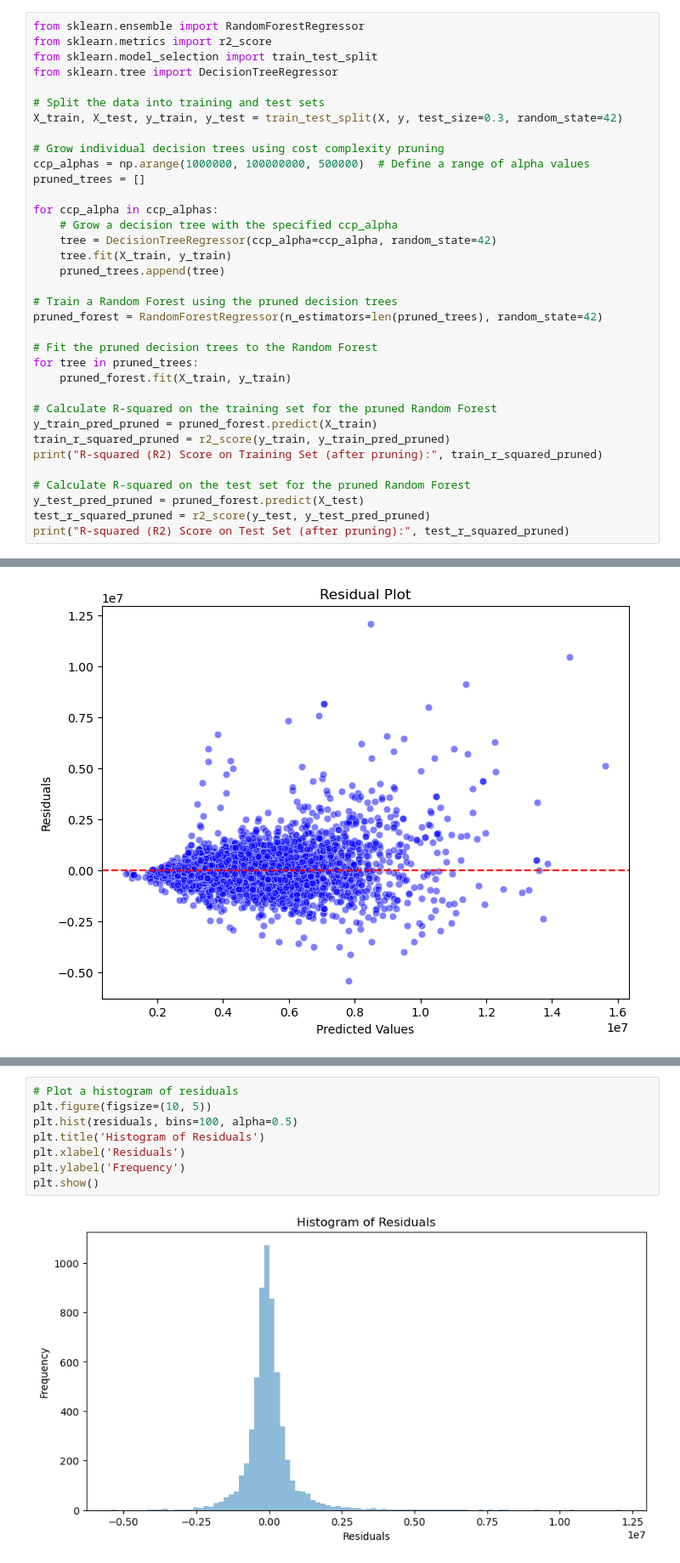
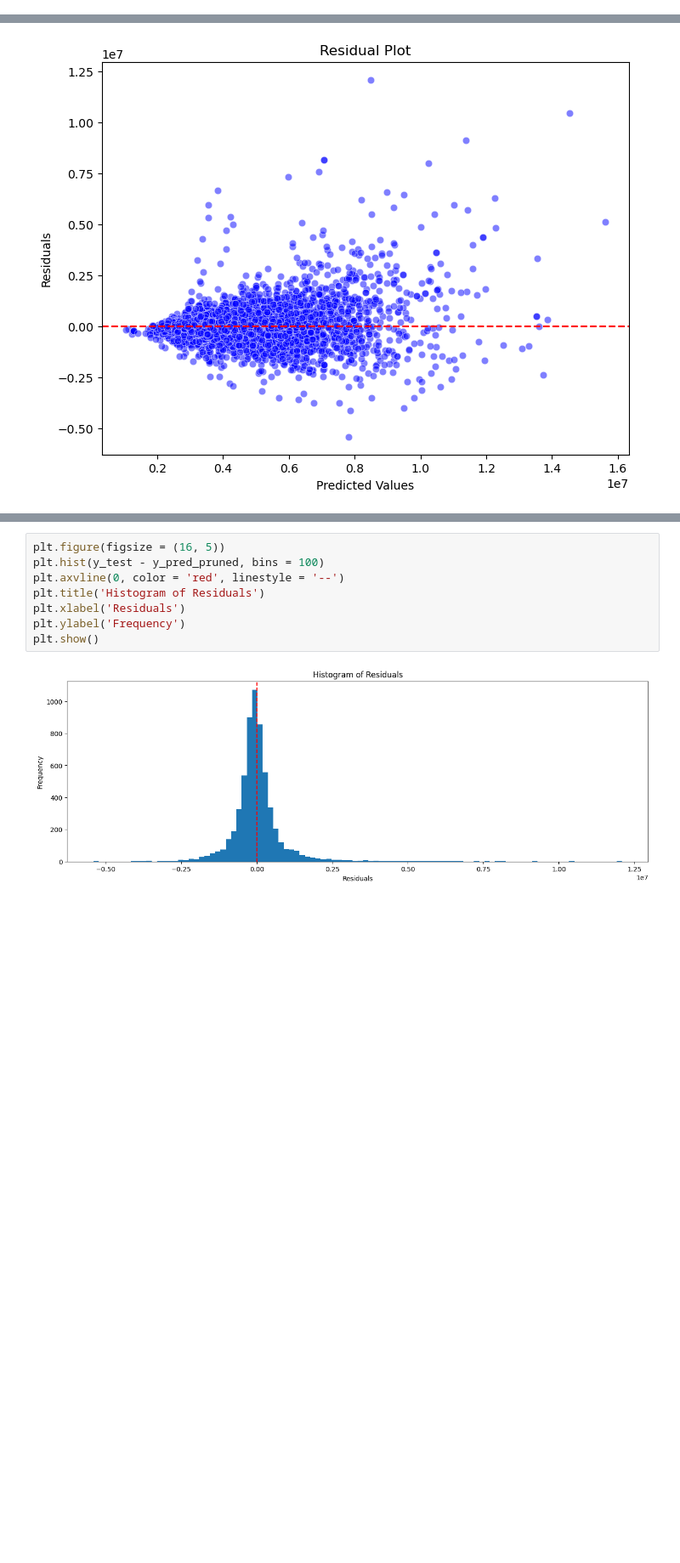
Before and after one commit to sebalexsmith/Bachelor-Thesis-Business-Analytics, a Jupyter notebook: Patrick/DTR RandomForrest.ipynb, the cells around one changed output, grey strips where cells are left out. Shown at 85% size. Cells and saved outputs as stored; diff of their text form; blank space fills up the shorter version.

```diff
--- a/Patrick/DTR RandomForrest.ipynb
+++ b/Patrick/DTR RandomForrest.ipynb
@@ -260,38 +216,3 @@ print("R-squared (R2) Score on Test Set (after pruning):", test_r_squared_pruned
 # %% [output]
 R-squared (R2) Score on Training Set (after pruning): 0.8875323499636403
 R-squared (R2) Score on Test Set (after pruning): 0.8228861964155515
-# %%
-from sklearn.ensemble import RandomForestRegressor
-from sklearn.metrics import r2_score
-from sklearn.model_selection import train_test_split
-from sklearn.tree import DecisionTreeRegressor
-
-# Split the data into training and test sets
-X_train, X_test, y_train, y_test = train_test_split(X, y, test_size=0.3, random_state=42)
-
-# Grow individual decision trees using cost complexity pruning
-ccp_alphas = np.arange(1000000, 100000000, 500000)  # Define a range of alpha values
-pruned_trees = []
-
-for ccp_alpha in ccp_alphas:
-    # Grow a decision tree with the specified ccp_alpha
-    tree = DecisionTreeRegressor(ccp_alpha=ccp_alpha, random_state=42)
-    tree.fit(X_train, y_train)
-    pruned_trees.append(tree)
-
-# Train a Random Forest using the pruned decision trees
-pruned_forest = RandomForestRegressor(n_estimators=len(pruned_trees), random_state=42)
-
-# Fit the pruned decision trees to the Random Forest
-for tree in pruned_trees:
-    pruned_forest.fit(X_train, y_train)
-
-# Calculate R-squared on the training set for the pruned Random Forest
-y_train_pred_pruned = pruned_forest.predict(X_train)
-train_r_squared_pruned = r2_score(y_train, y_train_pred_pruned)
-print("R-squared (R2) Score on Training Set (after pruning):", train_r_squared_pruned)
-
-# Calculate R-squared on the test set for the pruned Random Forest
-y_test_pred_pruned = pruned_forest.predict(X_test)
-test_r_squared_pruned = r2_score(y_test, y_test_pred_pruned)
-print("R-squared (R2) Score on Test Set (after pruning):", test_r_squared_pruned)
@@ -372,10 +327,10 @@ plt.show()
 # %%
-# Plot a histogram of residuals
-plt.figure(figsize=(10, 5))
-plt.hist(residuals, bins=100, alpha=0.5)
+plt.figure(figsize = (16, 5))
+plt.hist(y_test - y_pred_pruned, bins = 100)
+plt.axvline(0, color = 'red', linestyle = '--')
 plt.title('Histogram of Residuals')
 plt.xlabel('Residuals')
 plt.ylabel('Frequency')
 plt.show()
 # %% [output]
-[figure, old version]
+[figure, new version]
```
Also changed, not shown: parts of 13 cells of this notebook, 1 other file.
